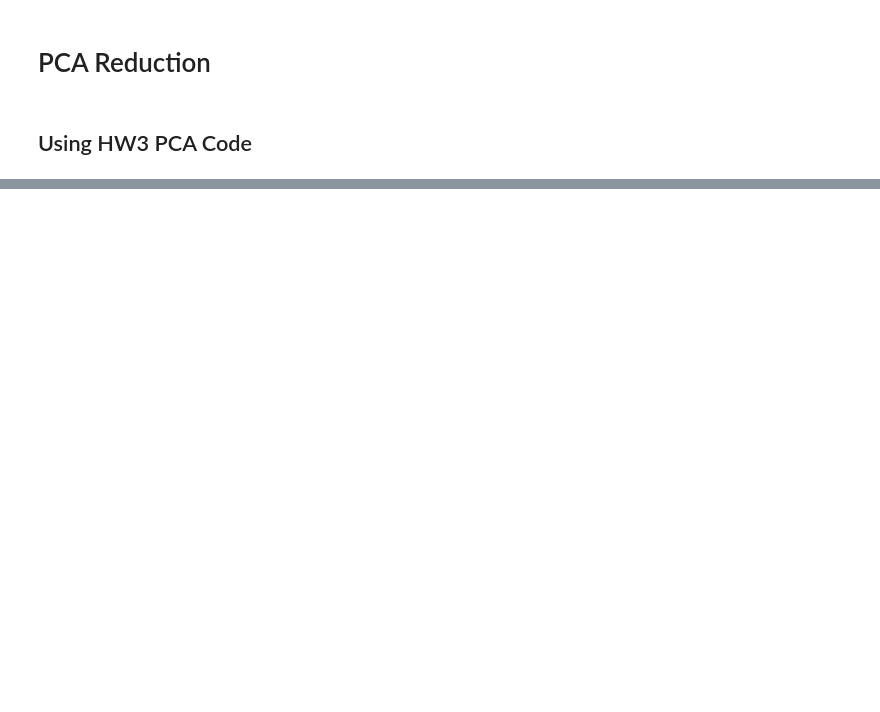
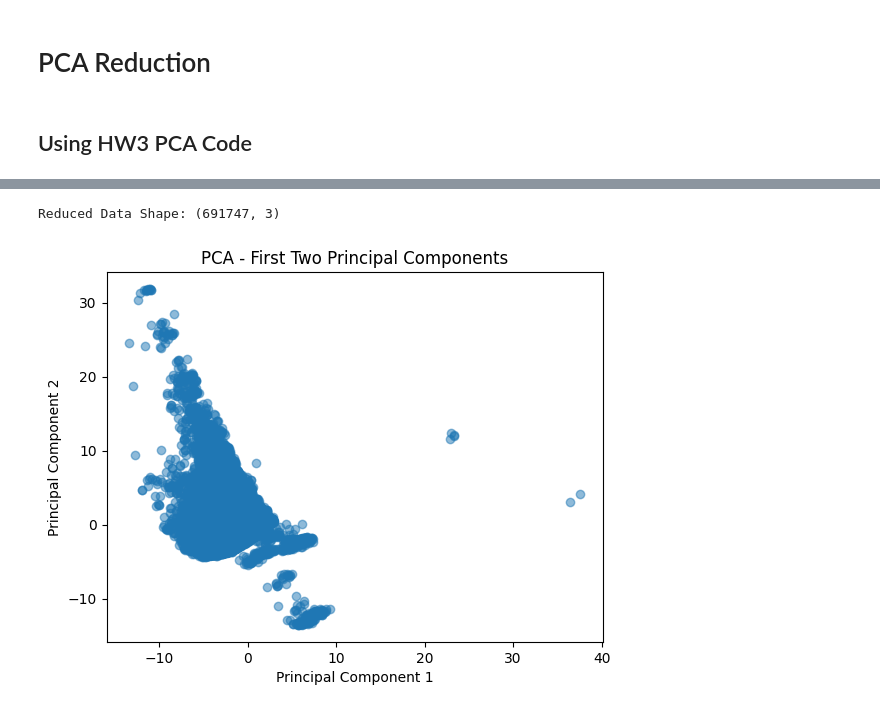
Before and after one commit to snaseem8/airline_delay_prediction, a Jupyter notebook: WeatherDataProcessing.ipynb, the cells around one changed output, grey strips where cells are left out. Drawn from its saved outputs; the diff is of its cells as text; code cells hidden in the pictures; blank space fills up the shorter version.

```diff
--- a/WeatherDataProcessing.ipynb
+++ b/WeatherDataProcessing.ipynb
@@ -24,13 +10,7 @@ import datetime
 https://www.kaggle.com/datasets/arunjangir245/airline-flight-dataset-schedule-performance-etc/data
 # %%
 current_directory = os.getcwd()
-weather_data_path = os.path.join(current_directory, "weather_data.csv")
+weather_data_path = os.path.join(current_directory, "WeatherData", "05-2019.csv")
 data  = pd.read_csv(weather_data_path)
-
-# Convert Date_Time to datetime format
-data['Date_Time'] = pd.to_datetime(data['Date_Time'], format='%Y-%m-%d %H:%M:%S')
-
-# Convert datetime to Unix timestamps
-data['Unix_Timestamp'] = data['Date_Time'].apply(lambda x: int(x.timestamp()))
-print(data.head())
+print(data .head())
 # %% [output]
@@ -139,0 +63,14 @@ pca.visualize(X=X_sample, y=y_sample, fig_title="Weather PCA Projection")
+# %%
+from weather_pca import PCA
+# Initialize PCA
+pca = PCA()
+
+# Fit PCA on the scaled data
+pca.fit(scaled_data)
+
+# Transform data to reduce dimensions (e.g., retain 2 principal components)
+reduced_data = pca.transform(scaled_data, K=3)
+
+print("Reduced Data Shape:", reduced_data.shape)
+# %% [output]
+Reduced Data Shape: (691747, 3)
@@ -139,0 +82,11 @@ pca.visualize(X=X_sample, y=y_sample, fig_title="Weather PCA Projection")
+# %%
+import matplotlib.pyplot as plt
+from mpl_toolkits.mplot3d import Axes3D
+
+plt.scatter(reduced_data[:, 0], reduced_data[:, 1], alpha=0.5)
+plt.title('PCA - First Two Principal Components')
+plt.xlabel('Principal Component 1')
+plt.ylabel('Principal Component 2')
+plt.show()
+# %% [output]
+[figure, added]
```
Also changed, not shown: parts of 26 cells of this notebook, 4 other files.
